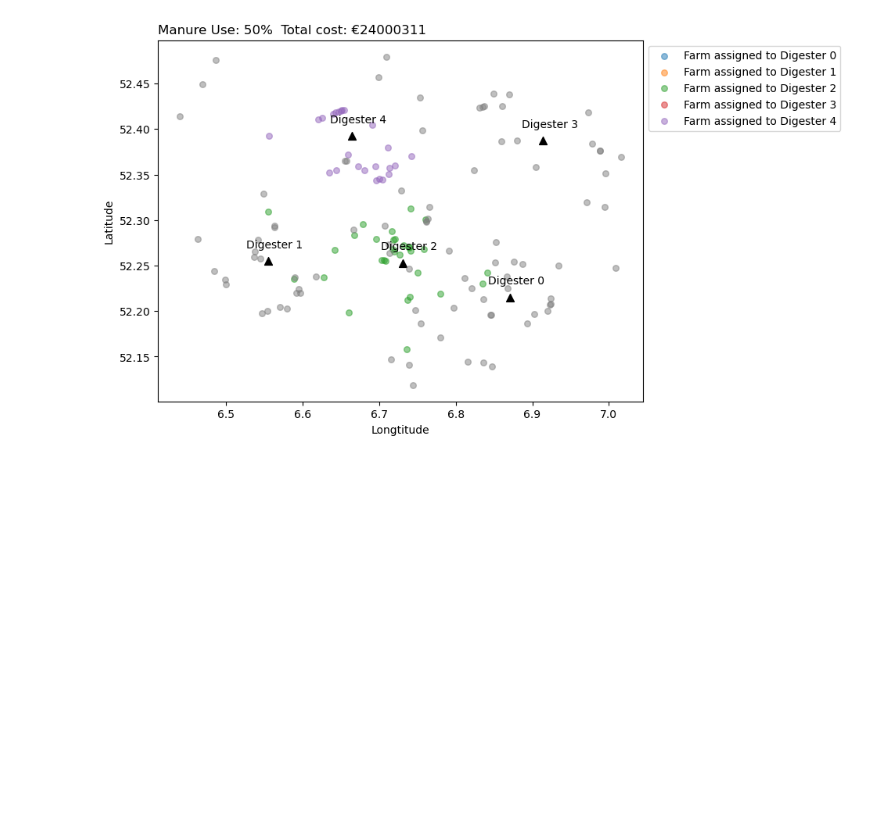
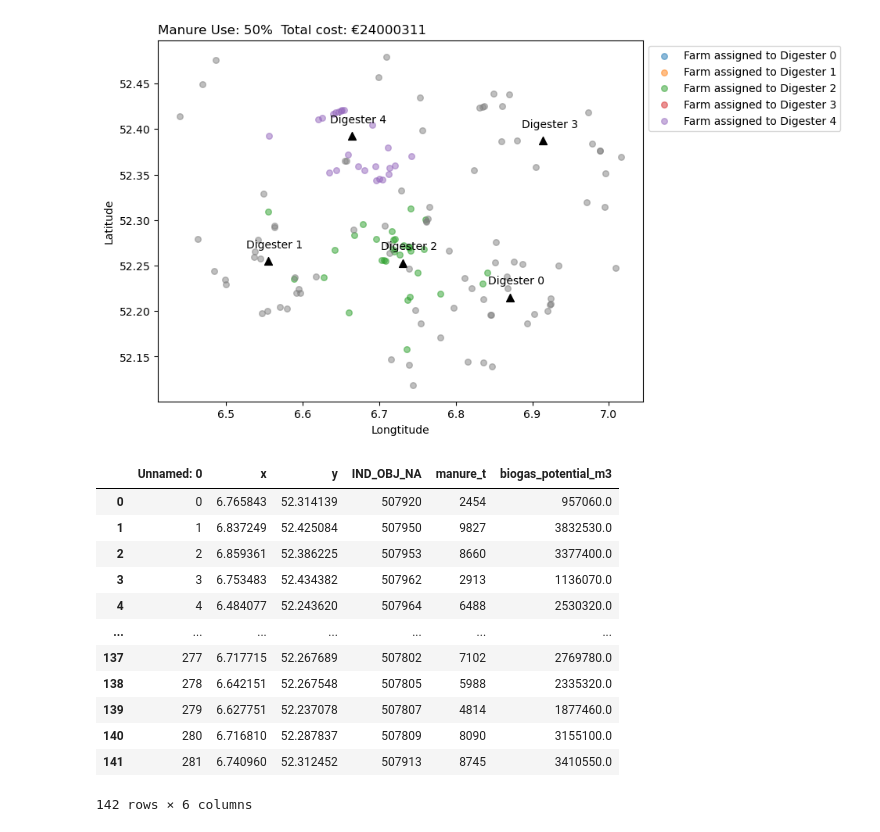
Before and after one commit to springonions-87/bioze_digital_mapping_tool, a Jupyter notebook: web_app.ipynb, the cells around one changed output. Drawn from its saved outputs; the diff is of its cells as text; code cells hidden in the pictures; blank space fills up the shorter version.

```diff
--- a/web_app.ipynb
+++ b/web_app.ipynb
@@ -178,0 +181,16 @@ There are no duplicates in the list.
+# %%
+farm
+# %% [output]
+|  | Unnamed: 0 | x | y | IND_OBJ_NA | manure_t | biogas_potential_m3 |
+| 0 | 0 | 6.765843 | 52.314139 | 507920 | 2454 | 957060.0 |
+| 1 | 1 | 6.837249 | 52.425084 | 507950 | 9827 | 3832530.0 |
+| 2 | 2 | 6.859361 | 52.386225 | 507953 | 8660 | 3377400.0 |
+| 3 | 3 | 6.753483 | 52.434382 | 507962 | 2913 | 1136070.0 |
+| 4 | 4 | 6.484077 | 52.243620 | 507964 | 6488 | 2530320.0 |
+| ... | ... | ... | ... | ... | ... | ... |
+| 137 | 277 | 6.717715 | 52.267689 | 507802 | 7102 | 2769780.0 |
+| 138 | 278 | 6.642151 | 52.267548 | 507805 | 5988 | 2335320.0 |
+| 139 | 279 | 6.627751 | 52.237078 | 507807 | 4814 | 1877460.0 |
+| 140 | 280 | 6.716810 | 52.287837 | 507809 | 8090 | 3155100.0 |
+| 141 | 281 | 6.740960 | 52.312452 | 507913 | 8745 | 3410550.0 |
+142 rows × 6 columns
```
Also changed, not shown: parts of 3 cells of this notebook, 3 other files.
